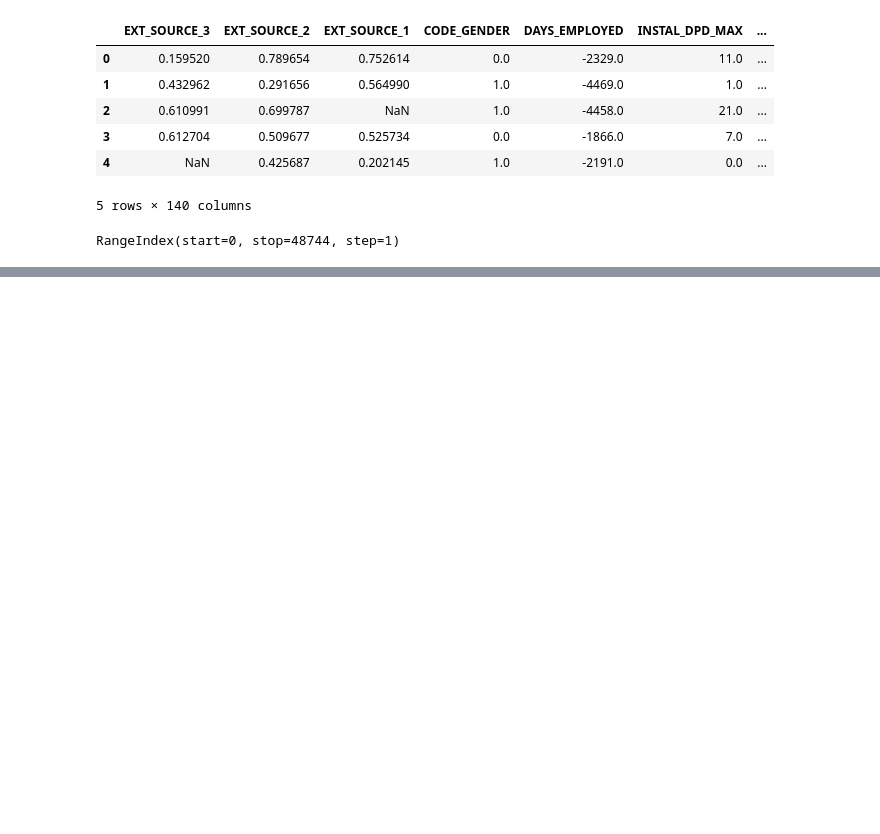
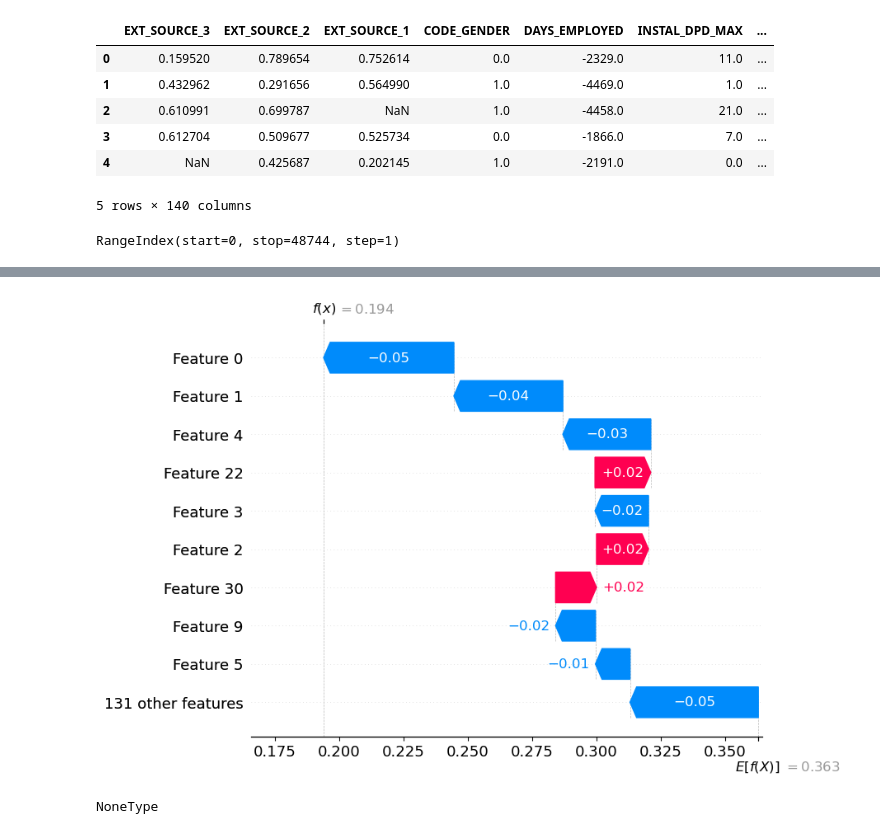
Before and after one commit to jjeerroommee/OC-DataScientist-P8, a Jupyter notebook: Untitled.ipynb, the cells around one changed output, grey strips where cells are left out. Saved outputs shown, nothing was run; the diff lists cells and outputs as text; code cells hidden in the pictures; blank space fills up the shorter version.

```diff
--- a/Untitled.ipynb
+++ b/Untitled.ipynb
@@ -129,0 +134,5 @@ data
+# %%
+type(shap.waterfall_plot(my_exp))
+# %% [output]
+[figure, added]
+NoneType
```
Also changed, not shown: parts of 30 cells of this notebook, 4 other files.
